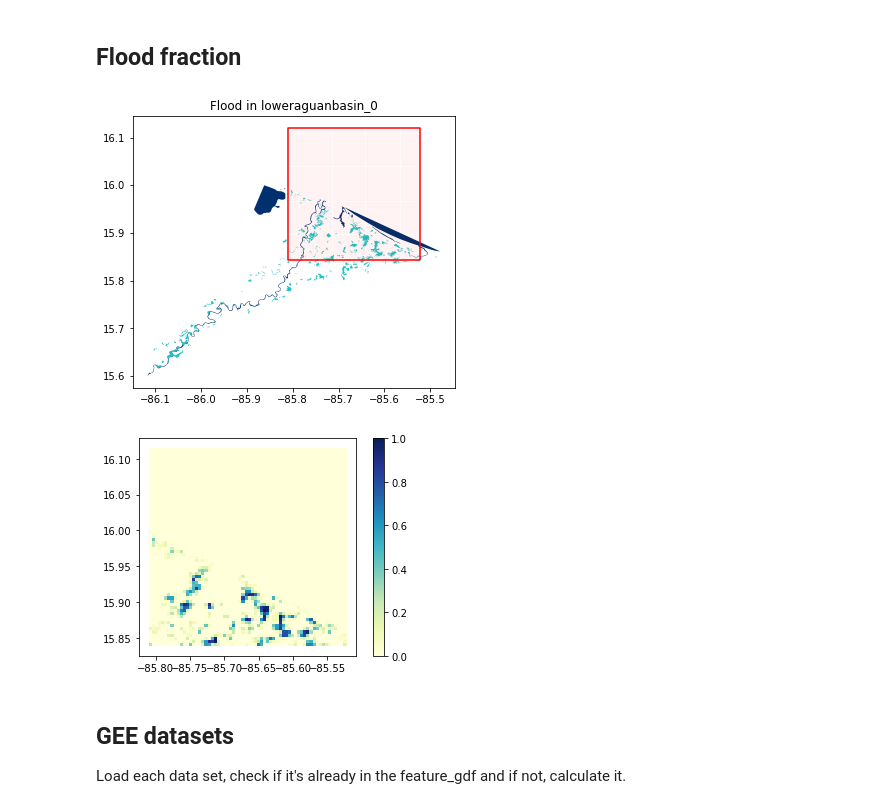
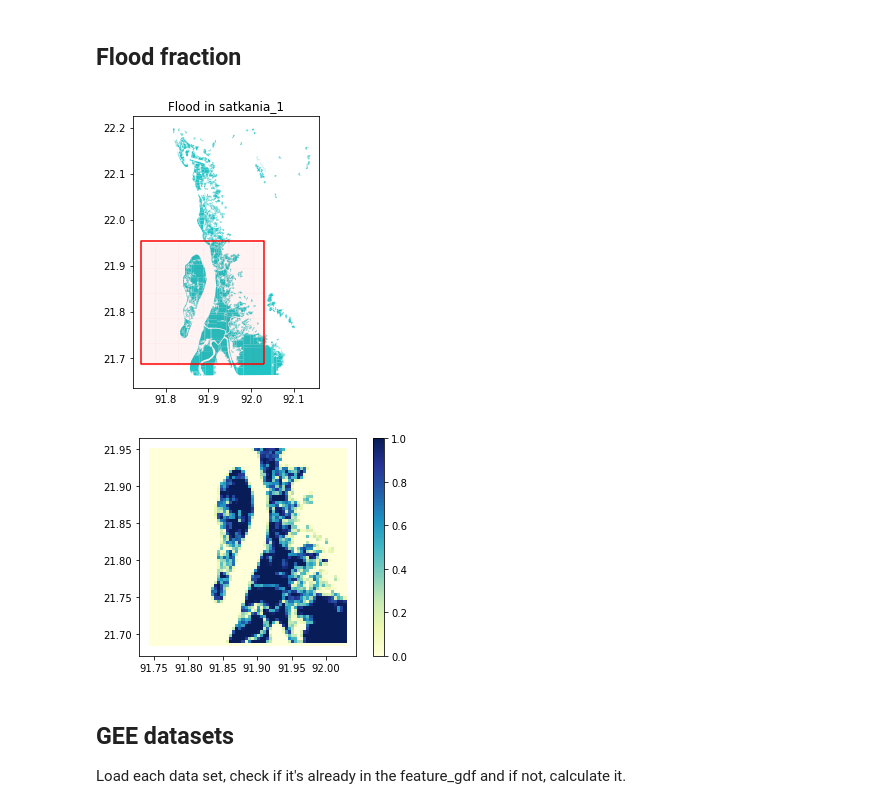
Before and after one commit to alisonpeard/hybridmodels, a Jupyter notebook: python/A. Data Acquisition.ipynb, the cells around one changed output. Cells and saved outputs as stored; diff of their text form; code cells hidden in the pictures.

```diff
--- a/python/A. Data Acquisition.ipynb
+++ b/python/A. Data Acquisition.ipynb
@@ -35,19 +37,18 @@ def get_rows_and_cols(df, gridsize=1000):
 # %%
 # load general storm/aoi data
-storm = "iota"
-region = "loweraguanbasin"
-subregion = 0
+storm = "roanu"
+region = "satkania"
+subregion = 1
 gridsize = 500
 stagger = 0  # staggers in (x, y) dirs, choose from {-250, 0, 250}
-recalculate = True
+recalculate = False
+mask = False
 
 # define directories
 wd = join("..", "data", "indata_new")
 indir = join(wd, f"{storm}_{region}")
 startdate, enddate = [*pd.read_csv(join(wd, "event_dates.csv"),
                                    index_col="storm").loc[storm]]
-
-
 
 # load json for user-defined aoi
 geoJSON = literal_eval(pd.read_csv(join(wd, "event_geojsons.csv"),
@@ -75,19 +76,24 @@ Rows and cols: (64, 64)
 ## Flood fraction
 # %%
 region_boundary = gpd.read_file(join(indir, "areaOfInterest.shp"))
-flood = gpd.read_file(join(indir, "flood.shp"))
-pwater = gpd.read_file(join(indir, "hydrographyA.shp"))
-trueflood = gpd.overlay(flood, pwater, how="difference")
+flood = gpd.read_file(join(indir, "flood.shp")).to_crs('EPSG:4326')
+
+if exists(join(indir, "hydrographyA.shp")):
+    pwater = gpd.read_file(join(indir, "hydrographyA.shp"))
+    trueflood = gpd.overlay(flood, pwater, how="difference")
+else:
+    trueflood = flood
 
 # plot flood data
 fig, ax = plt.subplots(1, figsize=(10, 5))
 trueflood.plot(ax=ax, color="#21c4c5")
-pwater.plot(ax=ax, color="#01306e")
+if exists(join(indir, "hydrographyA.shp")):
+    pwater.plot(ax=ax, color="#01306e")
 grid_lonlat.boundary.plot(color="red", ax=ax, linewidth=0.02)
 aoi_lonlat.boundary.plot(color="red", ax=ax)
 ax.set_title(f"Flood in {region}_{subregion}");
 # %% [output]
-[figure, old version]
+[figure, new version]
 # %%
 # load the feature_stats shapefile or else create one
 if not recalculate:
@@ -98,9 +104,9 @@ if not recalculate:
 else:
     feature_gdf = grid_lonlat
 
-# avoid recalculating floodfrac
 if "floodfrac" not in feature_gdf or recalculate:
     # calculate flood fraction over the grid cells in Pseudo-Mercator
+    flood = gpd.clip(flood, aoi_lonlat)
     flood_pm = flood.to_crs("EPSG:3857")
     floodfrac_gdf = get_grid_intersects(flood_pm, grid_pm)
 
@@ -108,13 +114,11 @@ if "floodfrac" not in feature_gdf or recalculate:
     feature_gdf["floodfrac"] = floodfrac_gdf["floodfrac"]
     feature_gdf.to_file(join(indir, f'feature_stats_{subregion}_{stagger}.shp'))
 
+# plot output
 fig, ax = plt.subplots(1, 1)
-feature_gdf.plot(column="floodfrac", cmap="YlGnBu", ax=ax, legend=True)
-
-if mask:
-    plot_mask.plot("mask", cmap="binary_r", ax=ax);
+feature_gdf.plot(column="floodfrac", cmap="YlGnBu", ax=ax, legend=True);
 # %% [output]
-[figure, old version]
+[figure, new version]
 # %% [markdown]
 ## GEE datasets
 Load each data set, check if it's already in the feature_gdf and if not, calculate it.
```
Also changed, not shown: parts of 27 cells of this notebook, 2 other files.
